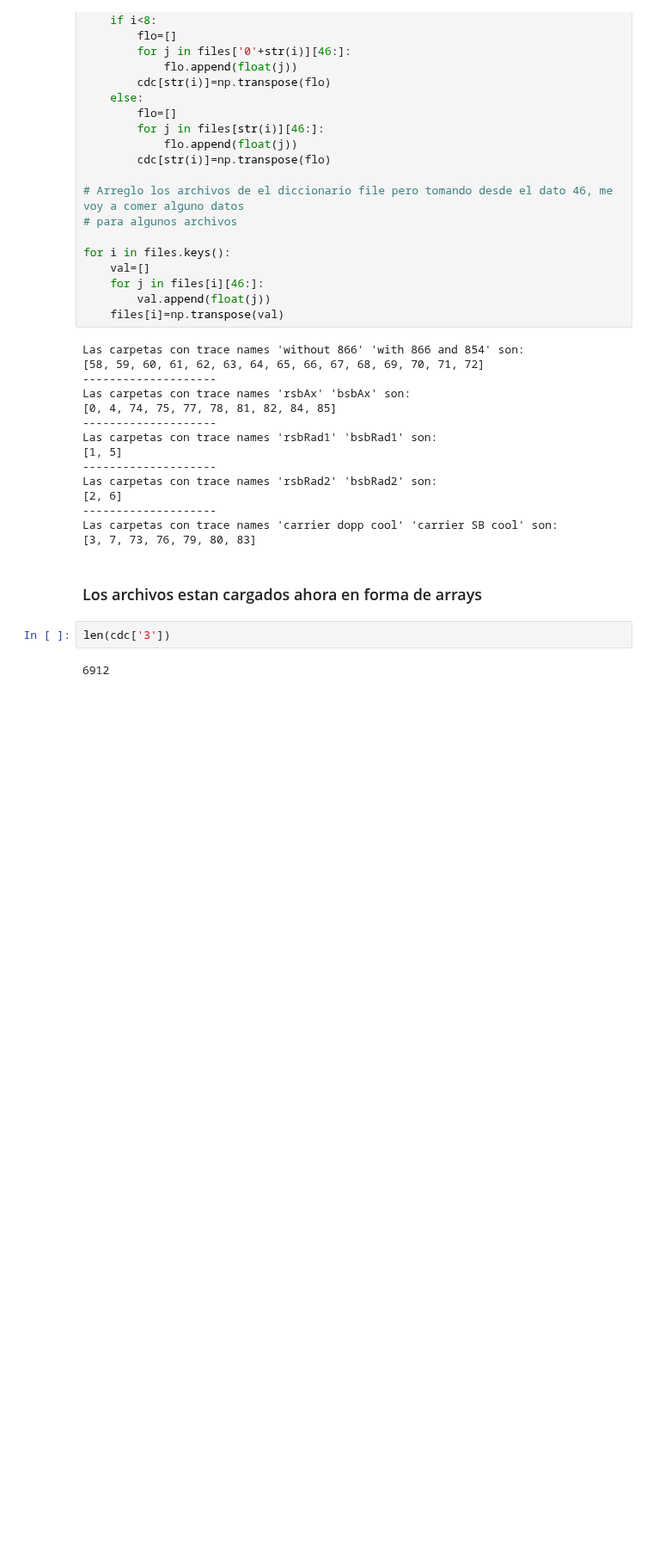
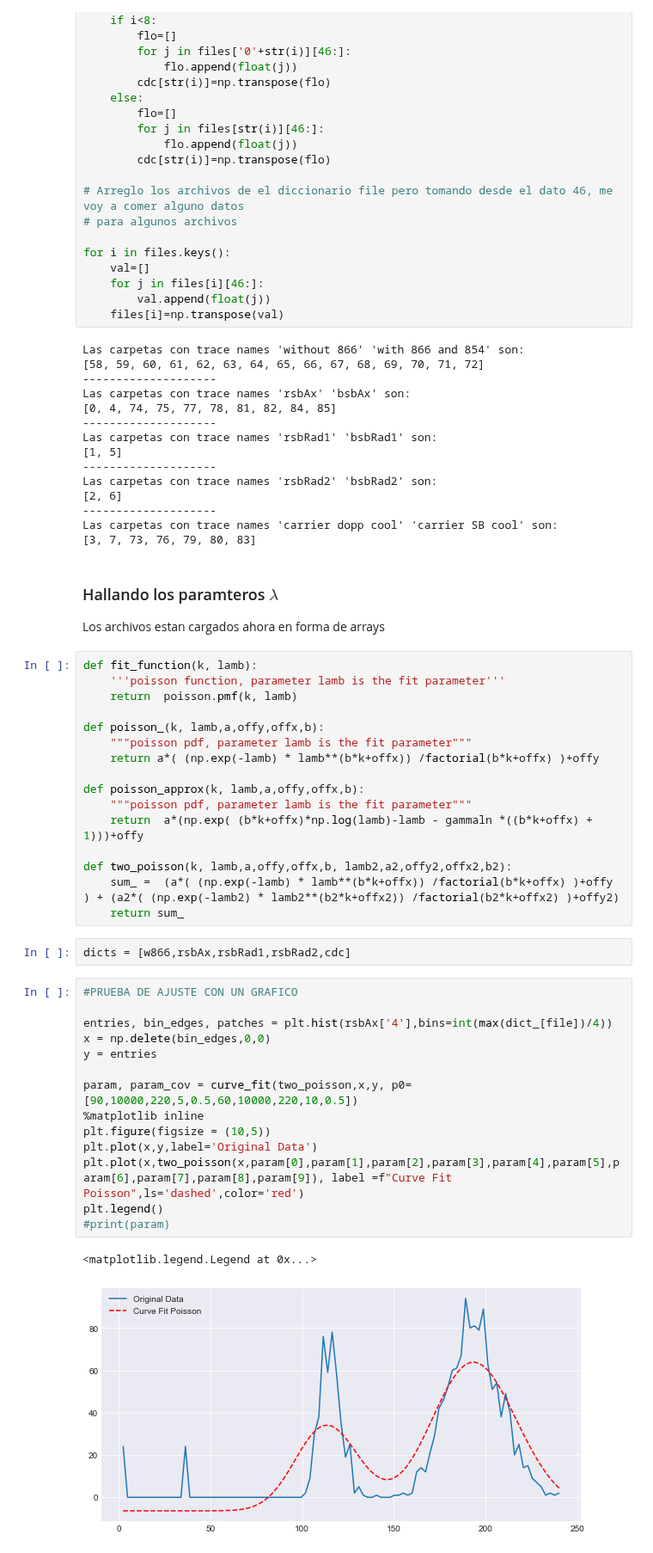
Before and after one commit to LunaKadysz/Laboratorio-4, a Jupyter notebook: PracticaEspecial/Rabi/PlotDatarawData.ipynb, the cells around one changed output. Shown at 86% size. Saved outputs shown, nothing was run; the diff lists cells and outputs as text; blank space fills up the shorter version.

```diff
--- a/PracticaEspecial/Rabi/PlotDatarawData.ipynb
+++ b/PracticaEspecial/Rabi/PlotDatarawData.ipynb
@@ -156,8 +161,40 @@ Las carpetas con trace names 'rsbRad2' 'bsbRad2' son:
 Las carpetas con trace names 'carrier dopp cool' 'carrier SB cool' son:
 [3, 7, 73, 76, 79, 80, 83]
 # %% [markdown]
-### Los archivos estan cargados ahora en forma de arrays
+### Hallando los paramteros $\lambda$
+Los archivos estan cargados ahora en forma de arrays
 # %%
-len(cdc['3'])
+def fit_function(k, lamb):
+    '''poisson function, parameter lamb is the fit parameter'''
+    return  poisson.pmf(k, lamb)
+
+def poisson_(k, lamb,a,offy,offx,b):
+    """poisson pdf, parameter lamb is the fit parameter"""
+    return a*( (np.exp(-lamb) * lamb**(b*k+offx)) /factorial(b*k+offx) )+offy
+
+def poisson_approx(k, lamb,a,offy,offx,b):
+    """poisson pdf, parameter lamb is the fit parameter"""
+    return  a*(np.exp( (b*k+offx)*np.log(lamb)-lamb - gammaln *((b*k+offx) + 1)))+offy
+
+def two_poisson(k, lamb,a,offy,offx,b, lamb2,a2,offy2,offx2,b2):
+    sum_ =  (a*( (np.exp(-lamb) * lamb**(b*k+offx)) /factorial(b*k+offx) )+offy ) + (a2*( (np.exp(-lamb2) * lamb2**(b2*k+offx2)) /factorial(b2*k+offx2) )+offy2)
+    return sum_
-# %% [output]
-6912
+# %%
+dicts = [w866,rsbAx,rsbRad1,rsbRad2,cdc]
+# %%
+#PRUEBA DE AJUSTE CON UN GRAFICO
+
+entries, bin_edges, patches = plt.hist(rsbAx['4'],bins=int(max(dict_[file])/4))
+x = np.delete(bin_edges,0,0)
+y = entries
+
+param, param_cov = curve_fit(two_poisson,x,y, p0=[90,10000,220,5,0.5,60,10000,220,10,0.5])
+%matplotlib inline
+plt.figure(figsize = (10,5))
+plt.plot(x,y,label='Original Data')
+plt.plot(x,two_poisson(x,param[0],param[1],param[2],param[3],param[4],param[5],param[6],param[7],param[8],param[9]), label =f"Curve Fit Poisson",ls='dashed',color='red')
+plt.legend()
+#print(param)
+# %% [output]
+<matplotlib.legend.Legend at 0x...>
+[figure, added]
```
Also changed, not shown: parts of 5 cells of this notebook, 1 other file.
